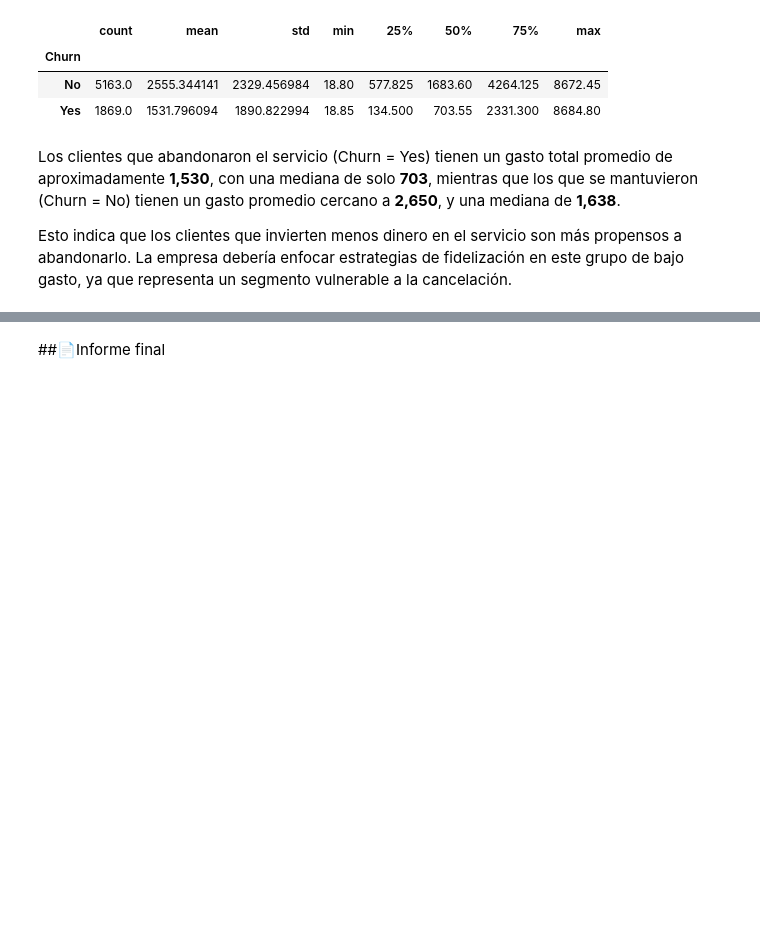
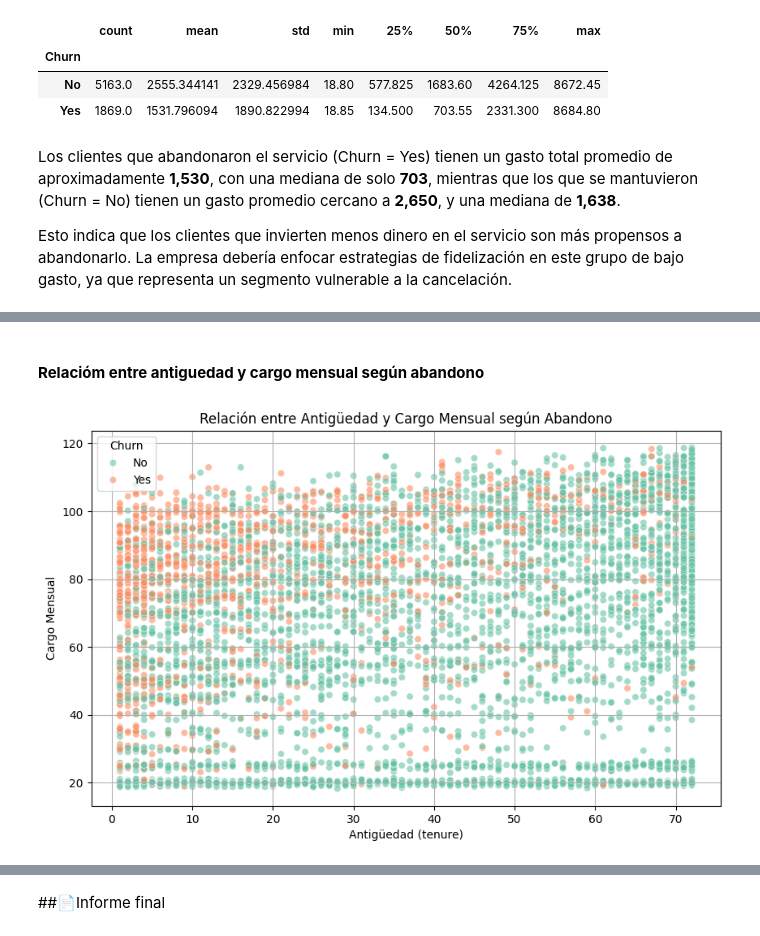
Before and after one commit to JonathanPuertaG/Challenge2-TelecomX, a Jupyter notebook: Challenge_Telecom_X.ipynb, the cells around one changed output, grey strips where cells are left out. Saved outputs shown, nothing was run; the diff lists cells and outputs as text; code cells hidden in the pictures; blank space fills up the shorter version.

```diff
--- a/Challenge_Telecom_X.ipynb
+++ b/Challenge_Telecom_X.ipynb
@@ -444,0 +463,12 @@ Esto indica que los clientes que invierten menos dinero en el servicio son más
+# %% [markdown]
+#### ****Relacióm entre antiguedad y cargo mensual según abandono****
+# %%
+plt.figure(figsize=(10,6))
+sns.scatterplot(data=df_final, x='tenure', y='Charges.Monthly', hue='Churn', alpha=0.6, palette='Set2')
+plt.title('Relación entre Antigüedad y Cargo Mensual según Abandono')
+plt.xlabel('Antigüedad (tenure)')
+plt.ylabel('Cargo Mensual')
+plt.grid(True)
+plt.show()
+# %% [output]
+[figure, added]
```
Also changed, not shown: parts of 5 cells of this notebook.
